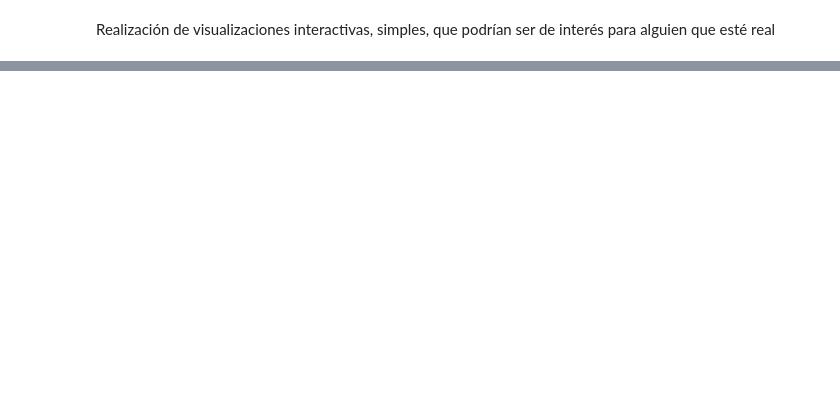
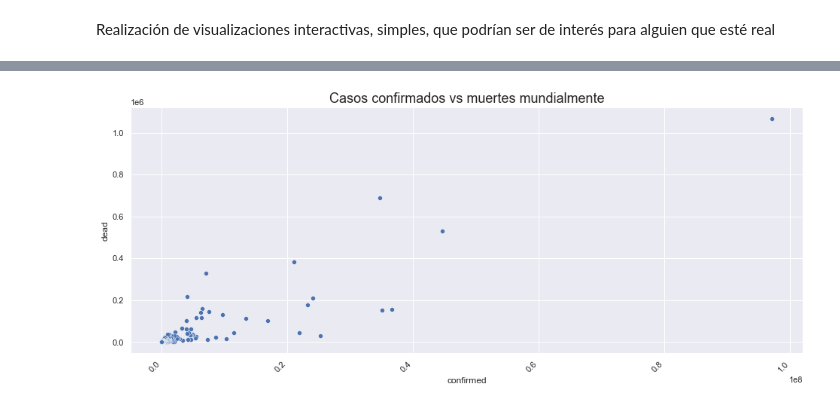
Before and after one commit to lauratamath/lab8_Data, a Jupyter notebook: Main.ipynb, the cells around one changed output, grey strips where cells are left out. Saved outputs shown, nothing was run; the diff lists cells and outputs as text; code cells hidden in the pictures; blank space fills up the shorter version.

```diff
--- a/Main.ipynb
+++ b/Main.ipynb
@@ -215,3 +215,18 @@ profile.to_notebook_iframe()
 Generación de nueva información calculando nuevas columnas como:
 - casos nuevos por día,
 - casos infectados
+# %%
+# Casos nuevos por día
+newIssuesPerDay = (
+  covid_data.sort_values(by=['country', 'subregion', 'date'])
+  .filter(['country', 'subregion', 'date', 'confirmed'])
+  .groupby(['country', 'subregion'])
+  .confirmed
+  .diff()
+)
+
+covid_data = covid_data.assign(casos_nuevos = newIssuesPerDay)
+# %%
+# Número de casos infectados
+covid_data['infectados'] = covid_data['confirmed'] - covid_data['dead'] - covid_data['recovered']
+covid_data.head()
@@ -222,0 +296,11 @@ que esté real
+# %%
+covid_data_report = (
+  covid_data
+  .query('date == @fecha_reporte')
+  .filter(['country', 'confirmed', 'dead', 'recovered', 'casos_nuevos'])
+  .groupby('country')
+  .agg('sum')
+  .sort_values('confirmed', ascending=False)
+  .reset_index()
+)
+covid_data_report
@@ -222,0 +321,8 @@ que esté real
+# %%
+plt.figure(figsize=(16,6))
+sns.scatterplot(data=covid_data_report, x = 'confirmed', y = 'dead')
+plt.xticks(rotation=45, horizontalalignment='right')
+plt.title('Casos confirmados vs muertes mundialmente', fontsize=18)
+plt.savefig('graficas/confirmados_vs_muertes_global.pdf')
+# %% [output]
+[figure, added]
```
Also changed, not shown: parts of 8 cells of this notebook, 3 other files.
